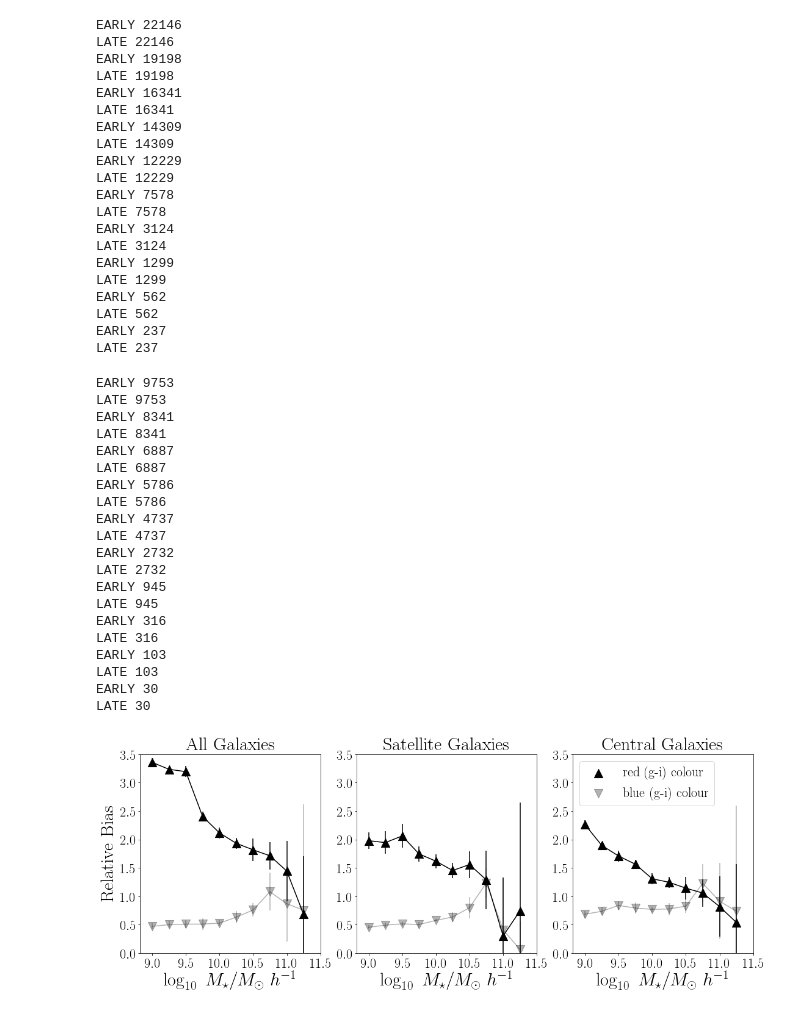
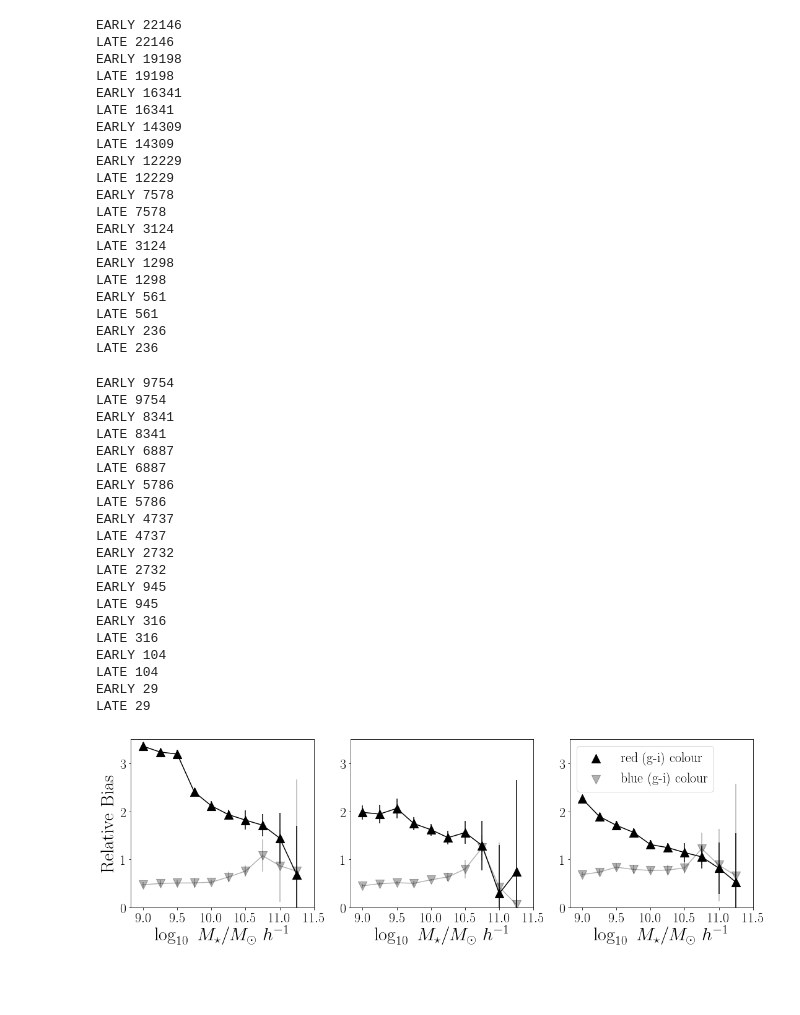
Before and after one commit to forero/IllustrisGalaxyBias, a Jupyter notebook: code/split_g-i_correlation_functions.ipynb, the cells around one changed output. Saved outputs shown, nothing was run; the diff lists cells and outputs as text; code cells hidden in the pictures; blank space fills up the shorter version.

```diff
--- a/code/split_g-i_correlation_functions.ipynb
+++ b/code/split_g-i_correlation_functions.ipynb
@@ -25,6 +25,10 @@ def compute_correlation_func(log10_stellar_mass, color, positions, min_mass=10.0
     percentiles = np.percentile(all_color, [25,75])
     ii_late = all_color <= percentiles[0]
     ii_early  = all_color > percentiles[1]
+    ii_sorted = np.argsort(all_color)
+    n_items = len(ii_sorted)
+    ii_early = ii_sorted[-n_items//4:]
+    ii_late = ii_sorted[:n_items//4]
     print('EARLY', np.count_nonzero(ii_early))
     print('LATE', np.count_nonzero(ii_early))
     early_pos = all_pos[ii_early,:]
@@ -122,12 +126,12 @@ EARLY 7578
 LATE 7578
 EARLY 3124
 LATE 3124
-EARLY 1299
-LATE 1299
-EARLY 562
-LATE 562
-EARLY 237
-LATE 237
+EARLY 1298
+LATE 1298
+EARLY 561
+LATE 561
+EARLY 236
+LATE 236
 # %%
 formation_data = np.loadtxt("/Users/forero/Illustris_data/formation_times_TNG300/301/Galaxies/Satellite_Galaxies/SatZ_Galaxies.dat")
 log10_stellar_mass  = np.log10(formation_data[:,4]) + 10
@@ -137,8 +141,8 @@ gal_id = np.int_(formation_data[:,1])
 color = subhalos['SubhaloStellarPhotometrics'][gal_id,4] - subhalos['SubhaloStellarPhotometrics'][gal_id,6]
 ratio_sat = compute_ratio(log10_stellar_mass, color, positions)
 # %% [output]
-EARLY 9753
-LATE 9753
+EARLY 9754
+LATE 9754
 EARLY 8341
 LATE 8341
 EARLY 6887
@@ -153,52 +157,52 @@ EARLY 945
 LATE 945
 EARLY 316
 LATE 316
-EARLY 103
-LATE 103
-EARLY 30
-LATE 30
+EARLY 104
+LATE 104
+EARLY 29
+LATE 29
 # %%
-plt.figure(figsize=(18,6))
+plt.figure(figsize=(18,5))
 plt.subplot(1,3,1)
 plt.scatter(ratio_all['log_mass_bins'], ratio_all['ratio_early_mean'], marker='^', s=200, color='black', label='Early assembly')
 plt.errorbar(ratio_all['log_mass_bins'], ratio_all['ratio_early_mean'], ratio_central['ratio_early_std'], color='black')
 plt.scatter(ratio_all['log_mass_bins'], ratio_all['ratio_late_mean'], marker='v', s=200, color='black', alpha=0.3, label='Late assembly')
 plt.errorbar(ratio_all['log_mass_bins'], ratio_all['ratio_late_mean'], ratio_central['ratio_late_std'], color='black', alpha=0.3)
 
-plt.title('All Galaxies')
+#plt.title('All Galaxies')
 plt.ylim([0.0, 3.5])
 plt.xlabel("$\log_{10}\ M_{\mathrm{\star}} / M_{\odot}\ h^{-1}$")
 plt.ylabel("Relative Bias")
 plt.xticks(np.arange(9.0, 12.0, 0.5))
 
 
 plt.subplot(1,3,2)
 plt.scatter(ratio_sat['log_mass_bins'], ratio_sat['ratio_early_mean'], marker='^', s=200, color='black')
 plt.errorbar(ratio_sat['log_mass_bins'], ratio_sat['ratio_early_mean'], ratio_sat['ratio_early_std'], color='black')
 plt.scatter(ratio_sat['log_mass_bins'], ratio_sat['ratio_late_mean'], marker='v', s=200, color='black', alpha=0.3)
 plt.errorbar(ratio_sat['log_mass_bins'], ratio_sat['ratio_late_mean'], ratio_sat['ratio_late_std'], color='black', alpha=0.3)
 
-plt.title('Satellite Galaxies')
+#plt.title('Satellite Galaxies')
 plt.ylim([0.0, 3.5])
 plt.xlabel("$\log_{10}\ M_{\mathrm{\star}} / M_{\odot}\ h^{-1}$")
 plt.xticks(np.arange(9.0, 12.0, 0.5))
 
 
 plt.subplot(1,3,3)
 plt.scatter(ratio_central['log_mass_bins'], ratio_central['ratio_early_mean'], marker='^', s=200, color='black', label='red (g-i) colour')
 plt.errorbar(ratio_central['log_mass_bins'], ratio_central['ratio_early_mean'], ratio_central['ratio_early_std'], color='black')
 plt.scatter(ratio_central['log_mass_bins'], ratio_central['ratio_late_mean'], marker='v', s=200, color='black', alpha=0.3, label='blue (g-i) colour')
 plt.errorbar(ratio_central['log_mass_bins'], ratio_central['ratio_late_mean'], ratio_central['ratio_late_std'], color='black', alpha=0.3)
 
-plt.title('Central Galaxies')
+#plt.title('Central Galaxies')
 plt.ylim([0.0, 3.5])
 plt.legend(fontsize=SMALL_SIZE, loc=2)
 plt.xlabel("$\log_{10}\ M_{\mathrm{\star}} / M_{\odot}\ h^{-1}$")
 plt.xticks(np.arange(9.0, 12.0, 0.5))
 
 plt.savefig("color_bias_galaxies.pdf", bbox_inches='tight')
 # %% [output]
-[figure, old version]
+[figure, new version]
 # %%
 formation_data = np.loadtxt("/Users/forero/Illustris_data/formation_times_TNG300/301/Galaxies/All_Galaxies/ZM_Galaxies3001.dat")
 log10_stellar_mass  = np.log10(formation_data[:,4]) + 10
```
Also changed, not shown: parts of 5 cells of this notebook, 2 other files.
